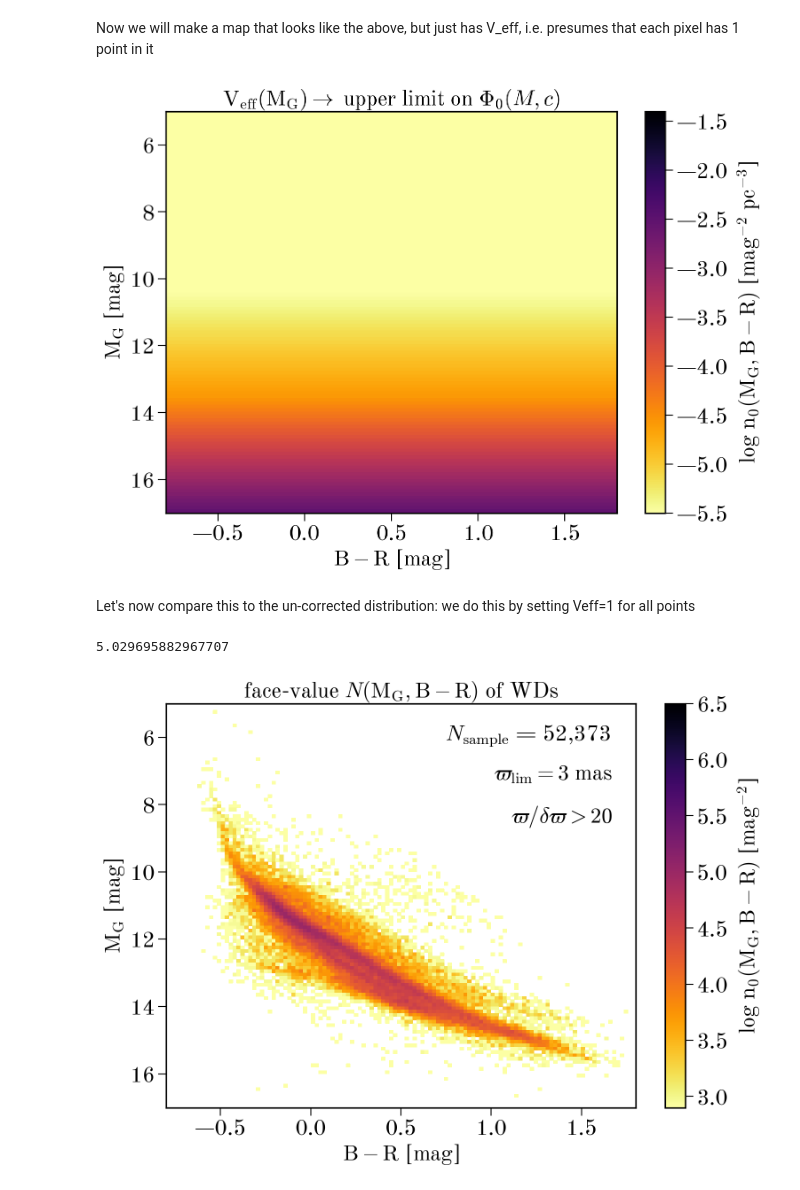
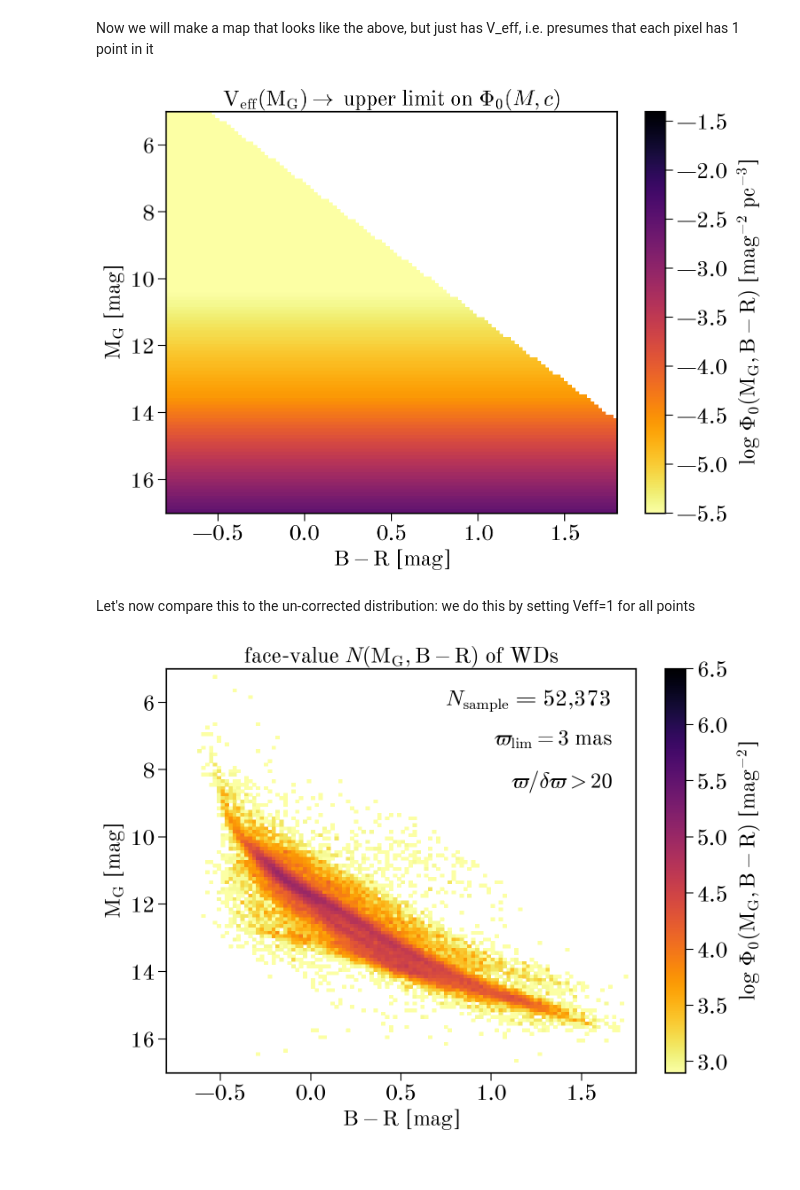
Before and after one commit to gaia-unlimited/WD-selection-function, a Jupyter notebook: notebooks/plots_for_SF_WD_LCF_paper.ipynb, the cells around one changed output. Saved outputs shown, nothing was run; the diff lists cells and outputs as text; code cells hidden in the pictures.

```diff
--- a/notebooks/plots_for_SF_WD_LCF_paper.ipynb
+++ b/notebooks/plots_for_SF_WD_LCF_paper.ipynb
@@ -452,25 +452,21 @@ For the subsequent steps we need two auxilliary functions: the one, get_Veff cal
 # assign to each object in 'catalog' a Veff; not catalog must have columns 'parallax' and 'phot_g_mean_mag'
 # the assumption is that we have cuts in parallax (plxmin), magnitude (Glimit), and PlsS/N
 # there are three possible issues that limit Veff: plxcit, Gmin o plxSN; hence thee cases
-def get_Veff1(M, Glimit, plxSNmin, plxcut):  # obsolete, parked here
-    mG_ref = 22. # reference magnitude so that m and varpi yield a cetain plxSN; empiically calibrated fom eDR3
-    four_pi_thirds = 4 * np.pi / 3.
-    Veff_1 = four_pi_thirds / plxcut**3
-    Veff_2 = four_pi_thirds / (10**( (M + 10 - Glimit) / 5) )**3
-    Veff_3 = four_pi_thirds / (np.sqrt(plxSNmin)*10**((M + 10 - mG_ref) / 10.))**3
-    return np.minimum(np.minimum(Veff_1, Veff_2), Veff_3)
 
 
-def get_Veff(M, Glimit, plxSNmin, plxcut):
-    mG_ref = 22. # reference magnitude so that m and varpi yield a cetain plxSN; empiically calibrated fom eDR3
-#     plx_1,plx_2,plx_3 = plxcut,  10**( (M + 10 - Glimit) / 5),\
-#                         np.sqrt(plxSNmin)*10**((M + 10 - mG_ref) / 10.)
-#     plxmin = np.maximum(np.maximum(plx_1, plx_2), plx_3)
+def get_plxmin(M, Glimit, plxSNmin, plxcut, mG_ref=22.):
+    # mG_ref = reference magnitude so that m and varpi yield a
+    # cetain plxSN; empiically calibrated fom eDR3
     plxmin = np.max([
         np.full_like(M, plxcut),
         10**( (M + 10 - Glimit) / 5),
         np.sqrt(plxSNmin)*10**((M + 10 - mG_ref) / 10)
     ], axis=0)
+    return plxmin
+
+
+def get_Veff(M, Glimit, plxSNmin, plxcut):
+    plxmin = get_plxmin(M, Glimit, plxSNmin, plxcut)
     return (4 * np.pi / 3.) / plxmin**3
 # %% [markdown]
 In the Cell below, we provide the code that does the Veff calculation for the case of a density slab, with a vertically Gaussian profile or scale-height h_z
@@ -622,41 +641,40 @@ Now we will make a map that looks like the above, but just has V_eff, i.e. presu
 M_vals = np.linspace(MGmin, MGmax, cmd_gridsize)
 c_vals = np.linspace(BmRmin, BmRmax, cmd_gridsize)
 M_grid, c_grid = np.meshgrid(M_vals, c_vals)
 
 dM = (M_vals[1] - M_vals[0])
 dc = (c_vals[1] - c_vals[0])
 
 Veff = get_Veff(M_grid, Glimit, plxSNmin, plxcut)
 distribution_dummy = np.log10(1 / Veff / (dM * dc)) - 9  # kpc^-3 to pc^-3
+distribution_dummy[M_grid < 4.+ (13./3.3)*(c_grid+0.8)] = np.nan
 
 fig, ax = plt.subplots(1, 1, figsize=(10,7.5), tight_layout=True)
 
 im = ax.pcolormesh(
     c_vals, M_vals,
     distribution_dummy.T,
     cmap=cmap_r,
     vmin=-5.5,
     vmax=-1.4)
 ax.set_xlabel(r'$\mathrm{B}-\mathrm{R}$ [mag]')
 ax.set_ylabel(r'$\mathrm{M}_\mathrm{G}$ [mag]')
 ax.set_title(r'$\mathrm{V}_\mathrm{eff}(\mathrm{M}_\mathrm{G})\rightarrow $ upper limit on $\Phi_0(M,c)$')
 clb = fig.colorbar(im)
 clb.set_label(
-    r"log $\mathrm{n}_0(\mathrm{M}_\mathrm{G},\mathrm{B}-\mathrm{R})$ [mag$^{-2}$ pc$^{-3}$]",
+    r"log $\mathrm{\Phi}_0(\mathrm{M}_\mathrm{G},\mathrm{B}-\mathrm{R})$ [mag$^{-2}$ pc$^{-3}$]",
     labelpad=8,
     rotation=90)
+
+ax.set_ylim(M_grid.max(), M_grid.min())
 
 filename = "WD300pc_survey_volume"
 # plt.savefig(filename+".png", dpi=300)
 # plt.savefig(filename+".pdf")
 # %% [output]
-[figure, old version]
+[figure, new version]
 # %% [markdown]
 Let's now compare this to the un-corrected distribution: we do this by setting Veff=1 for all points
-# %%
-distribution[~distribution.mask].max()
-# %% [output]
-5.029695882967707
 # %%
 Veff_dummy = np.ones(len(MG_cut))
 distribution, xe, ye = get_density(MG_cut, BmR_cut, Veff=Veff_dummy)
```
Also changed, not shown: parts of 17 cells of this notebook.
